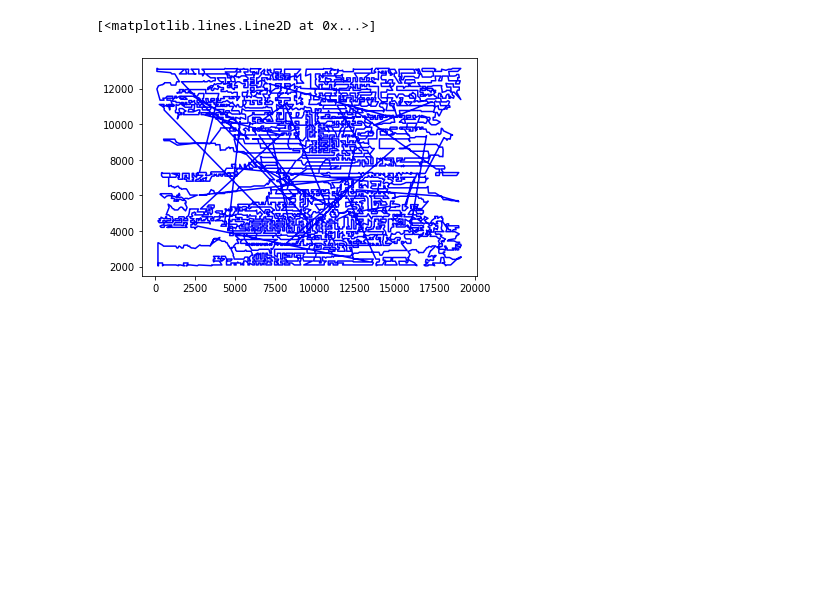
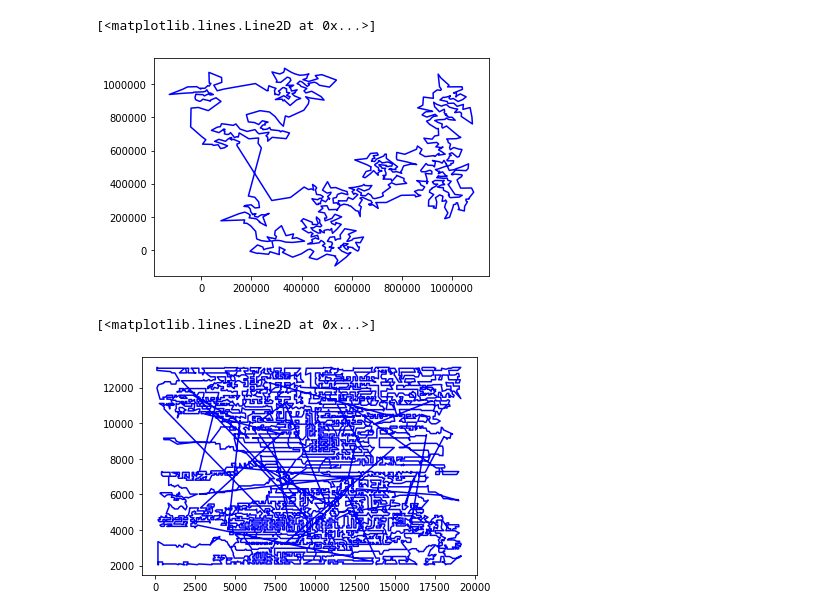
Before and after one commit to pi-lg/discrete-optimization, a Jupyter notebook: tsp/Untitled.ipynb, the cells around one changed output. Cells and saved outputs as stored; diff of their text form; code cells hidden in the pictures; blank space fills up the shorter version.

```diff
--- a/tsp/Untitled.ipynb
+++ b/tsp/Untitled.ipynb
@@ -86,0 +52,8 @@ Wall time: 33.8 s
+# %%
+%%time
+# best_path, distance_best_path, best_distances = solve(points, data_file_name)
+best_path, distance_best_path, best_distances = solve(points)
+print(best_path)
+plt.plot([points[i].x for i in best_path] + [points[best_path[0]].x], [points[i].y for i in best_path] + [points[best_path[0]].y], 'b-')
+print('Best distance = %.2f' % distance_best_path)
+# %% [output]
@@ -87 +64,3 @@ Wall time: 33.8 s
+[<matplotlib.lines.Line2D at 0x...>]
+[figure, added]
 # %%
```
Also changed, not shown: parts of 8 cells of this notebook, 2 other files.
